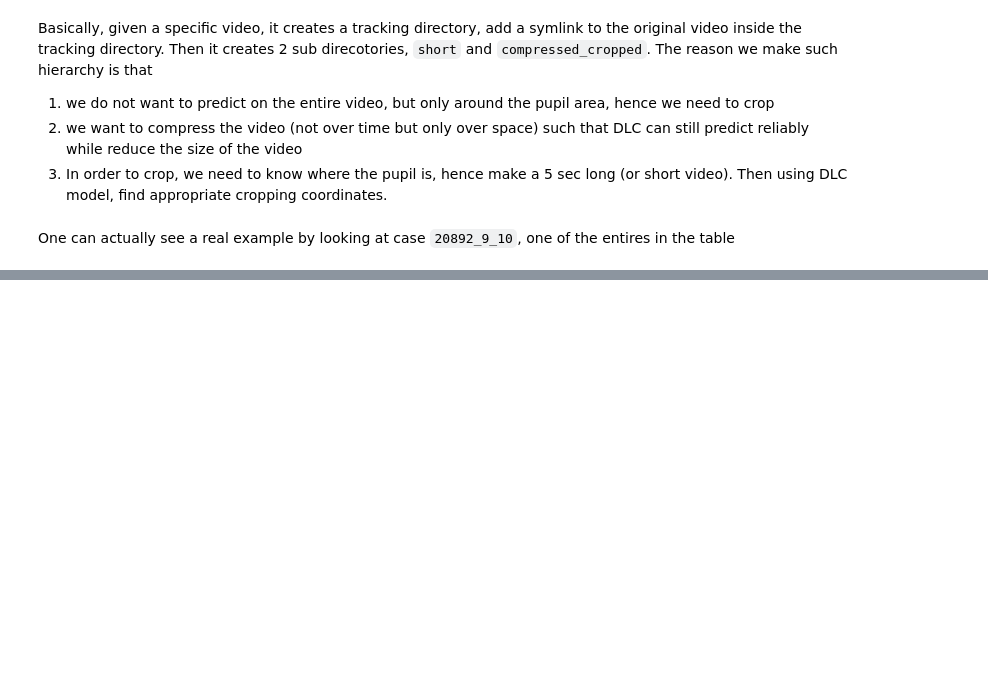
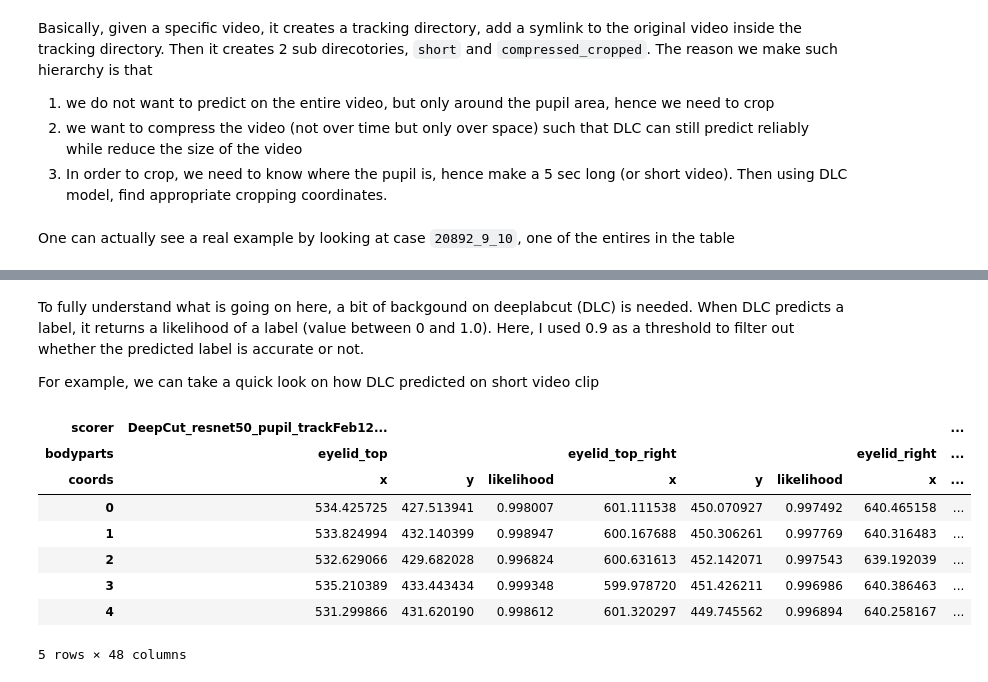
Before and after one commit to cajal/pipeline, a Jupyter notebook: python/example/pupil_new_detailed_explanation.ipynb, the cells around one changed output, grey strips where cells are left out. Saved outputs shown, nothing was run; the diff lists cells and outputs as text; code cells hidden in the pictures; blank space fills up the shorter version.

Commit message:
add examples

```diff
--- a/python/example/pupil_new_detailed_explanation.ipynb
+++ b/python/example/pupil_new_detailed_explanation.ipynb
@@ -194,0 +248,18 @@ Type:      function
+# %% [markdown]
+To fully understand what is going on here, a bit of backgound on deeplabcut (DLC) is needed. When DLC predicts a label, it returns a likelihood of a label (value between 0 and 1.0). Here, I used 0.9 as a threshold to filter out whether the predicted label is accurate or not.
+
+For example, we can take a quick look on how DLC predicted on short video clip
+# %%
+import pandas as pd
+df_short = pd.read_hdf(os.path.join(tracking_dir,'short', '20892_9_00010_beh_shortDeepCut_resnet50_pupil_trackFeb12shuffle1_600000.h5'))
+df_short.head()
+# %% [output]
+| scorer | DeepCut_resnet50_pupil_trackFeb12... |  |  |  |  |  |  | ... |
+| bodyparts | eyelid_top |  |  | eyelid_top_right |  |  | eyelid_right | ... |
+| coords | x | y | likelihood | x | y | likelihood | x | ... |
+| 0 | 534.425725 | 427.513941 | 0.998007 | 601.111538 | 450.070927 | 0.997492 | 640.465158 | ... |
+| 1 | 533.824994 | 432.140399 | 0.998947 | 600.167688 | 450.306261 | 0.997769 | 640.316483 | ... |
+| 2 | 532.629066 | 429.682028 | 0.996824 | 600.631613 | 452.142071 | 0.997543 | 639.192039 | ... |
+| 3 | 535.210389 | 433.443434 | 0.999348 | 599.978720 | 451.426211 | 0.996986 | 640.386463 | ... |
+| 4 | 531.299866 | 431.620190 | 0.998612 | 601.320297 | 449.745562 | 0.996894 | 640.258167 | ... |
+5 rows × 48 columns
```
Also changed, not shown: parts of 40 cells of this notebook, 1 other file.
